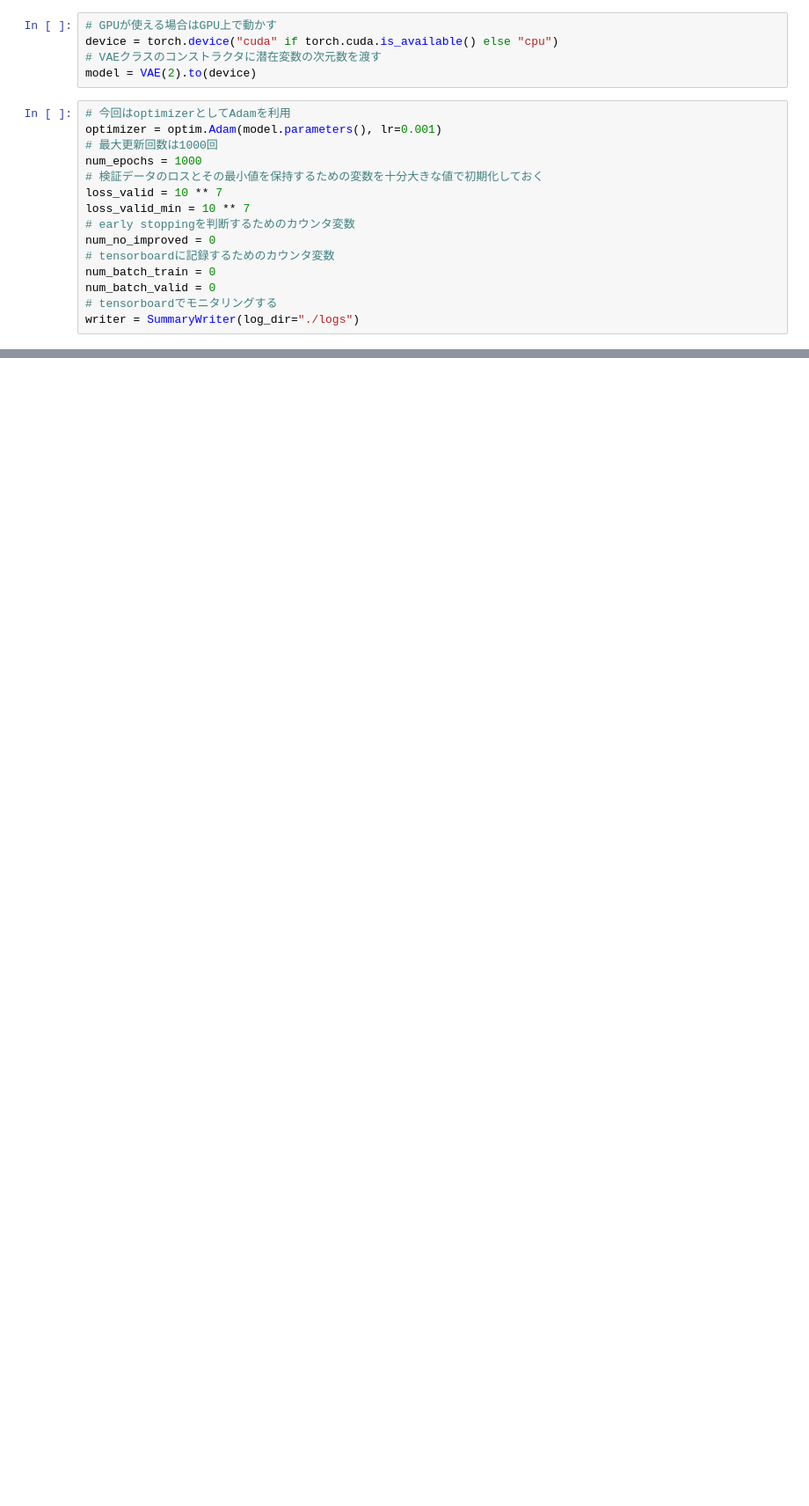
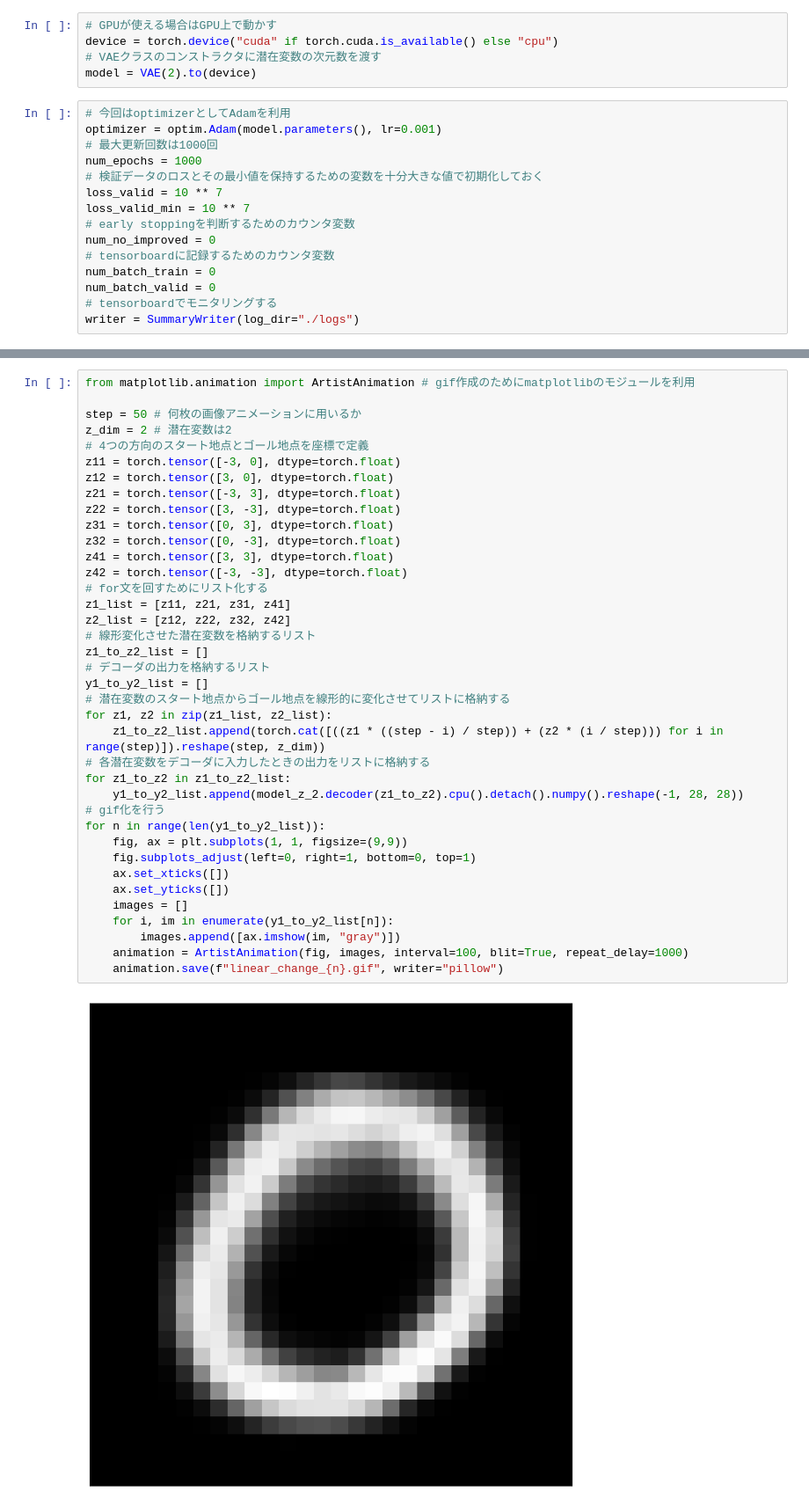
Before and after one commit to ryosukeaaaaa/StudyMLList, a Jupyter notebook: VAE/VAE.ipynb, the cells around one changed output, grey strips where cells are left out. Shown at 88% size. Cells and saved outputs as stored; diff of their text form; blank space fills up the shorter version.

```diff
--- a/VAE/VAE.ipynb
+++ b/VAE/VAE.ipynb
@@ -173,0 +282,40 @@ writer = SummaryWriter(log_dir="./logs")
+# %%
+from matplotlib.animation import ArtistAnimation # gif作成のためにmatplotlibのモジュールを利用
+
+step = 50 # 何枚の画像アニメーションに用いるか
+z_dim = 2 # 潜在変数は2
+# 4つの方向のスタート地点とゴール地点を座標で定義
+z11 = torch.tensor([-3, 0], dtype=torch.float)
+z12 = torch.tensor([3, 0], dtype=torch.float)
+z21 = torch.tensor([-3, 3], dtype=torch.float)
+z22 = torch.tensor([3, -3], dtype=torch.float)
+z31 = torch.tensor([0, 3], dtype=torch.float)
+z32 = torch.tensor([0, -3], dtype=torch.float)
+z41 = torch.tensor([3, 3], dtype=torch.float)
+z42 = torch.tensor([-3, -3], dtype=torch.float)
+# for文を回すためにリスト化する
+z1_list = [z11, z21, z31, z41]
+z2_list = [z12, z22, z32, z42]
+# 線形変化させた潜在変数を格納するリスト
+z1_to_z2_list = []
+# デコーダの出力を格納するリスト
+y1_to_y2_list = []
+# 潜在変数のスタート地点からゴール地点を線形的に変化させてリストに格納する
+for z1, z2 in zip(z1_list, z2_list):
+    z1_to_z2_list.append(torch.cat([((z1 * ((step - i) / step)) + (z2 * (i / step))) for i in range(step)]).reshape(step, z_dim))
+# 各潜在変数をデコーダに入力したときの出力をリストに格納する
+for z1_to_z2 in z1_to_z2_list:
+    y1_to_y2_list.append(model_z_2.decoder(z1_to_z2).cpu().detach().numpy().reshape(-1, 28, 28))
+# gif化を行う
+for n in range(len(y1_to_y2_list)):
+    fig, ax = plt.subplots(1, 1, figsize=(9,9))
+    fig.subplots_adjust(left=0, right=1, bottom=0, top=1)
+    ax.set_xticks([])
+    ax.set_yticks([])
+    images = []
+    for i, im in enumerate(y1_to_y2_list[n]):
+        images.append([ax.imshow(im, "gray")])
+    animation = ArtistAnimation(fig, images, interval=100, blit=True, repeat_delay=1000)
+    animation.save(f"linear_change_{n}.gif", writer="pillow")
+# %% [output]
+[figure, added]
```
Also changed, not shown: parts of 8 cells of this notebook.
